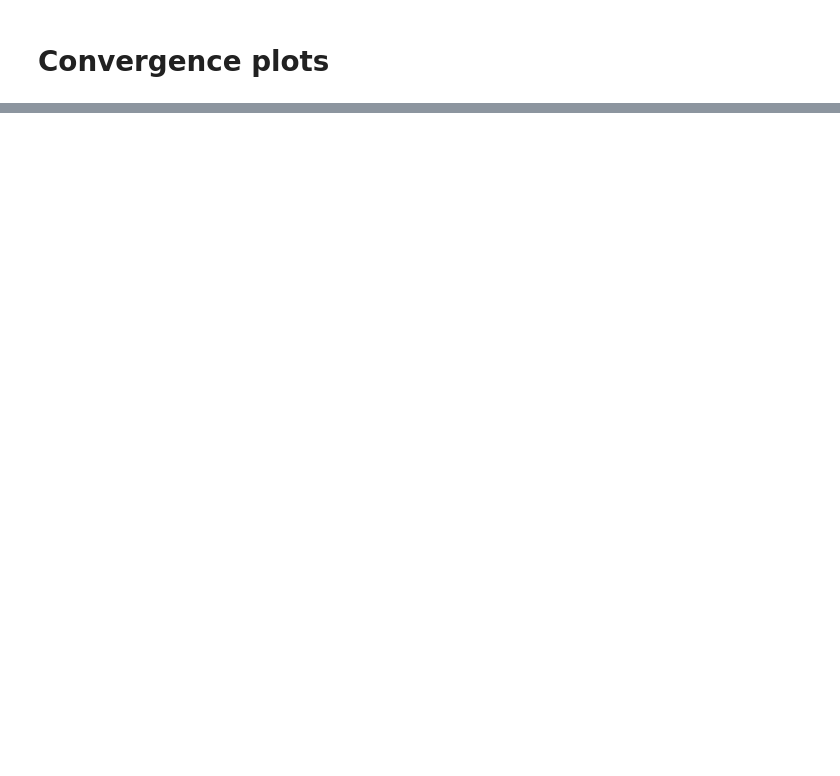
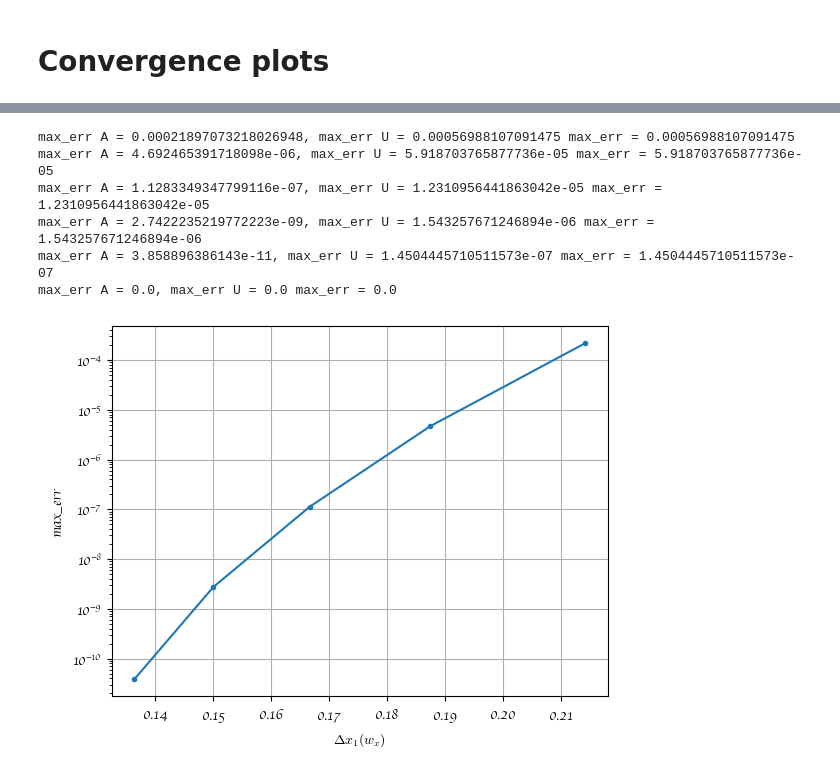
Before and after one commit to htwei17/HubbardTweezer, a Jupyter notebook: HubbardTweezer/analysis/Hubbard_DVR_cvg.ipynb, the cells around one changed output, grey strips where cells are left out. Saved outputs shown, nothing was run; the diff lists cells and outputs as text; code cells hidden in the pictures; blank space fills up the shorter version.

```diff
--- a/HubbardTweezer/analysis/Hubbard_DVR_cvg.ipynb
+++ b/HubbardTweezer/analysis/Hubbard_DVR_cvg.ipynb
@@ -61 +88,26 @@ U_err = 0.047003838469957204
+# %%
+import matplotlib.pyplot as plt
+
+dx = 3 / np.arange(12, 24, 2)[::-1]
+max_err = np.zeros_like(dx)
+for i in range(len(max_err)):
+    mea = np.max(abs(A_list[i] - A_list[-1])) / abs(A_list[-1].max())
+    meu = np.max(abs(U_list[i] - U_list[-1])) / abs(U_list[-1].max())
+    me = max(mea, meu)
+    print(f"max_err A = {mea}, max_err U = {meu} max_err = {me}")
+    max_err[i] = mea
+plt.plot(dx[:-1], max_err[:-1][::-1], ".-")
+plt.xlabel("$\Delta x_1(w_x)$")
+plt.ylabel("max_err")
+plt.yscale("log")
+plt.grid()
+plt.savefig("AppFig1.pdf")
+# %% [output]
+max_err A = 0.00021897073218026948, max_err U = 0.00056988107091475 max_err = 0.00056988107091475
+max_err A = 4.692465391718098e-06, max_err U = 5.918703765877736e-05 max_err = 5.918703765877736e-05
+max_err A = 1.1283349347799116e-07, max_err U = 1.2310956441863042e-05 max_err = 1.2310956441863042e-05
+max_err A = 2.7422235219772223e-09, max_err U = 1.543257671246894e-06 max_err = 1.543257671246894e-06
+max_err A = 3.858896386143e-11, max_err U = 1.4504445710511573e-07 max_err = 1.4504445710511573e-07
+max_err A = 0.0, max_err U = 0.0 max_err = 0.0
+[figure, added]
 # %%
```
Also changed, not shown: parts of 4 cells of this notebook, 3 other files.
